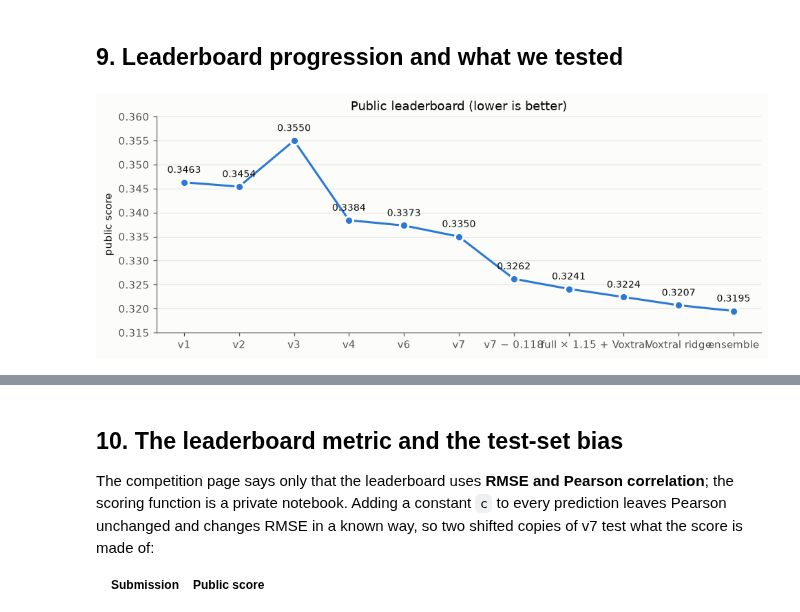
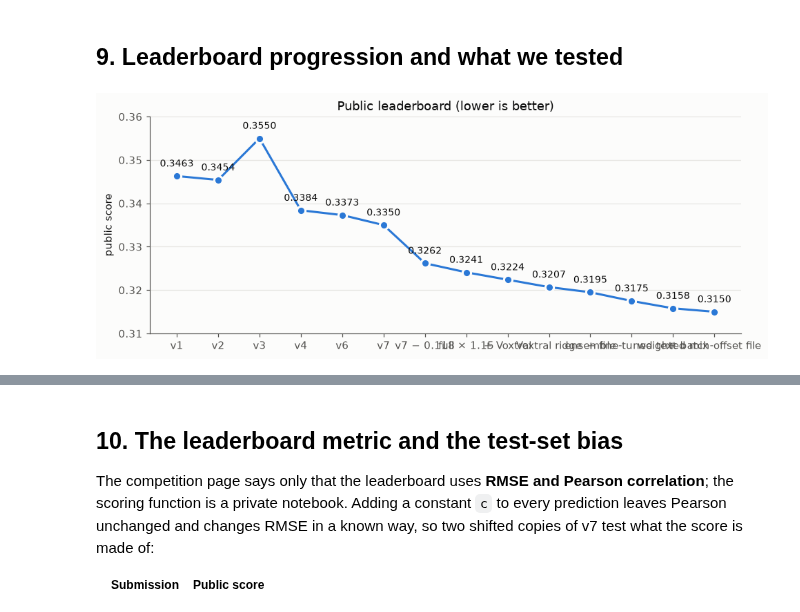
Before and after one commit to Techy-A/shl-grammar-scoring, a Jupyter notebook: kaggle/jobs/notebook_cpu/shl_grammar_scoring.ipynb, the cells around one changed output, grey strips where cells are left out. Saved outputs shown, nothing was run; the diff lists cells and outputs as text; code cells hidden in the pictures.

Commit message:
Kaggle CPU job copy of the notebook synced to the 0.3150 version

```diff
--- a/kaggle/jobs/notebook_cpu/shl_grammar_scoring.ipynb
+++ b/kaggle/jobs/notebook_cpu/shl_grammar_scoring.ipynb
@@ -205,7 +217,8 @@ if RUN_FEATURES:
 # %%
-# The final model: an equal-weight ensemble of three blends. Each blend has one model per kind of signal (the transcript,
-# the audio language model with the speech encoders, a speech-encoder SVR); the three differ in their models or in
-# their training data, so their errors partly cancel (§10). All but the gate model train on full clips + crops.
+# The main model: an equal-weight ensemble of three blends. Each blend has one model per kind of signal (the transcript,
+# the audio language model with the speech encoders, a speech-encoder SVR) plus the fine-tuned text model (step 6); the
+# three differ in their models or in their training data, so their errors partly cancel (§10). All but the gate model
+# train on full clips + crops.
 GATE = ("s3_ridge_wavlm", "ridge", ["feat_wavlm-base-plus"])
 SPECS = {   # name: (model, feature tables, extra 03_train.py flags)
     "t4_ridge_deberta": ("ridge", ["feat_emb_deberta-v3-large_prompt"], ""),
@@ -218,10 +231,12 @@ SPECS = {   # name: (model, feature tables, extra 03_train.py flags)
     "z4c_ridge_vox_allaudio": ("ridge", ["feat_voxtral", "feat_wavlm-base-plus", "feat_wavlm-large", "feat_whisper-large-v3-turbo"], "--drop-zero"),
     "z4_svr_wavlm-large": ("svr", ["feat_wavlm-large"], "--drop-zero"),
 }
+FT = "s4_deberta_ft_crops_nozero"   # the fine-tuned text model (step 6)
+PLAIN = ["t4_ridge_deberta", "c4c_ridge_vox_allaudio", "c4_svr_wavlm-large"]   # submission 15, part of the final average
 BLENDS = {
-    "3 models": ["t4_ridge_deberta", "c4c_ridge_vox_allaudio", "c4_svr_wavlm-large"],
-    "4 models": ["t4_ridge_deberta", "c4_ridge_whisper", "c4_svr_wavlm-large", "x_svr_voxtral_wavlml"],
-    "3 models without score-0 training": ["z4_ridge_deberta", "z4c_ridge_vox_allaudio", "z4_svr_wavlm-large"],
+    "3 models + fine-tuned text": ["t4_ridge_deberta", FT, "c4c_ridge_vox_allaudio", "c4_svr_wavlm-large"],
+    "4 models + fine-tuned text": ["t4_ridge_deberta", FT, "c4_ridge_whisper", "c4_svr_wavlm-large", "x_svr_voxtral_wavlml"],
+    "no score-0 training + fine-tuned text": ["z4_ridge_deberta", FT, "z4c_ridge_vox_allaudio", "z4_svr_wavlm-large"],
 }
 tag = lambda b: b.replace(" ", "_")
 if RUN_MODELS:
@@ -231,12 +246,15 @@ if RUN_MODELS:
         subprocess.run(f"{sys.executable} {SRC}/03_train.py --name {name} --model {model} --feats {' '.join(feats)} {crops} {flags}",
                        shell=True, check=True)
 
-# Step 8, per blend: score-0 gate + non-negative blend (prints the blend's CV metrics); each blend's test predictions
-# (before the corrections of §11) and out-of-fold predictions are kept for the ensemble.
+# Step 8, per blend: score-0 gate + non-negative blend with its own weights for the 45.06 s batch (prints the blend's
+# CV metrics); each blend's test predictions (before the corrections of §11) and out-of-fold predictions are kept.
 import shutil
 for b, names in BLENDS.items():
     print(f"--- {b}")
-    _ = subprocess.run(f"{sys.executable} {SRC}/08_blend.py {' '.join(names)}", shell=True, check=True)
+    _ = subprocess.run(f"{sys.executable} {SRC}/08_blend.py --batch {' '.join(names)}", shell=True, check=True)
     shutil.copy(ART / "submission.csv", ART / f"raw_{tag(b)}.csv")
     shutil.copy(ART / "oof_blend.parquet", ART / f"oof_{tag(b)}.parquet")
+print("--- plain 3-model blend (submission 15)")
+_ = subprocess.run(f"{sys.executable} {SRC}/08_blend.py {' '.join(PLAIN)}", shell=True, check=True)
+shutil.copy(ART / "submission.csv", ART / "raw_plain_3_models.csv")
 # %% [output]
@@ -316,7 +336,7 @@ train03 = importlib.import_module("03_train")
 
 # Out-of-fold predictions of the final model: the average of the three blends' out-of-fold predictions.
 oofs = {b: pd.read_parquet(ART / f"oof_{tag(b)}.parquet").set_index("filename") for b in BLENDS}
-oof = oofs["3 models"][["label"]].assign(oof=sum(o.oof for o in oofs.values()) / len(oofs)).reset_index()
+oof = next(iter(oofs.values()))[["label"]].assign(oof=sum(o.oof for o in oofs.values()) / len(oofs)).reset_index()
 rmse = lambda p, y: float(np.sqrt(np.mean((p - y) ** 2)))
 pearson = lambda p, y: float(np.corrcoef(p, y)[0, 1])
 for b, o in oofs.items():
@@ -501,25 +533,28 @@ data from that recording setup.
 # %%
 lb = pd.DataFrame([
     ("v1", "text + audio blend, score-0 gate", 0.3463),
     ("v2", "+ SVR on audio embeddings", 0.3454),
     ("v3", "+ WavLM-large, Whisper encoder", 0.3550),
     ("v4", "SVRs trained on test-length crops", 0.3384),
     ("v6", "all models trained on 4 crops", 0.3373),
     ("v7", "+ text models on crop transcripts", 0.3350),
     ("v7 − 0.118", "remove measured test-set bias (§10)", 0.3262),
     ("full × 1.15", "stretch full-length test clips (§10)", 0.3241),
     ("+ Voxtral", "audio language model features, 4-model blend", 0.3224),
     ("Voxtral ridge", "Ridge on Voxtral + all speech encoders, 3 models", 0.3207),
     ("ensemble", "equal-weight average of three blends", 0.3195),
+    ("+ fine-tuned text", "fine-tuned DeBERTa in each blend, own weights for the 45 s batch", 0.3175),
+    ("weighted mix", "weighted average of four submissions (§10)", 0.3158),
+    ("+ batch-offset file", "weighted average of five submissions (§10)", 0.3150),
 ], columns=["version", "change", "public score"])
 
 fig, ax = plt.subplots(figsize=(9, 3.6))
 ax.plot(lb.version, lb["public score"], color=BLUE, lw=2, marker="o", ms=8, markeredgecolor=SURFACE, markeredgewidth=2)
 for x, v in zip(lb.version, lb["public score"]):
     ax.annotate(f"{v:.4f}", (x, v), textcoords="offset points", xytext=(0, 9), ha="center", fontsize=9, color=INK)
-ax.set(title="Public leaderboard (lower is better)", ylabel="public score", ylim=(0.315, 0.36))
+ax.set(title="Public leaderboard (lower is better)", ylabel="public score", ylim=(0.31, 0.36))
 ax.grid(axis="x", visible=False)
 plt.tight_layout(); plt.show()
 print(lb.to_string(index=False))
 # %% [output]
-[figure, old version]
+[figure, new version]
```
Also changed, not shown: parts of 16 cells of this notebook.
